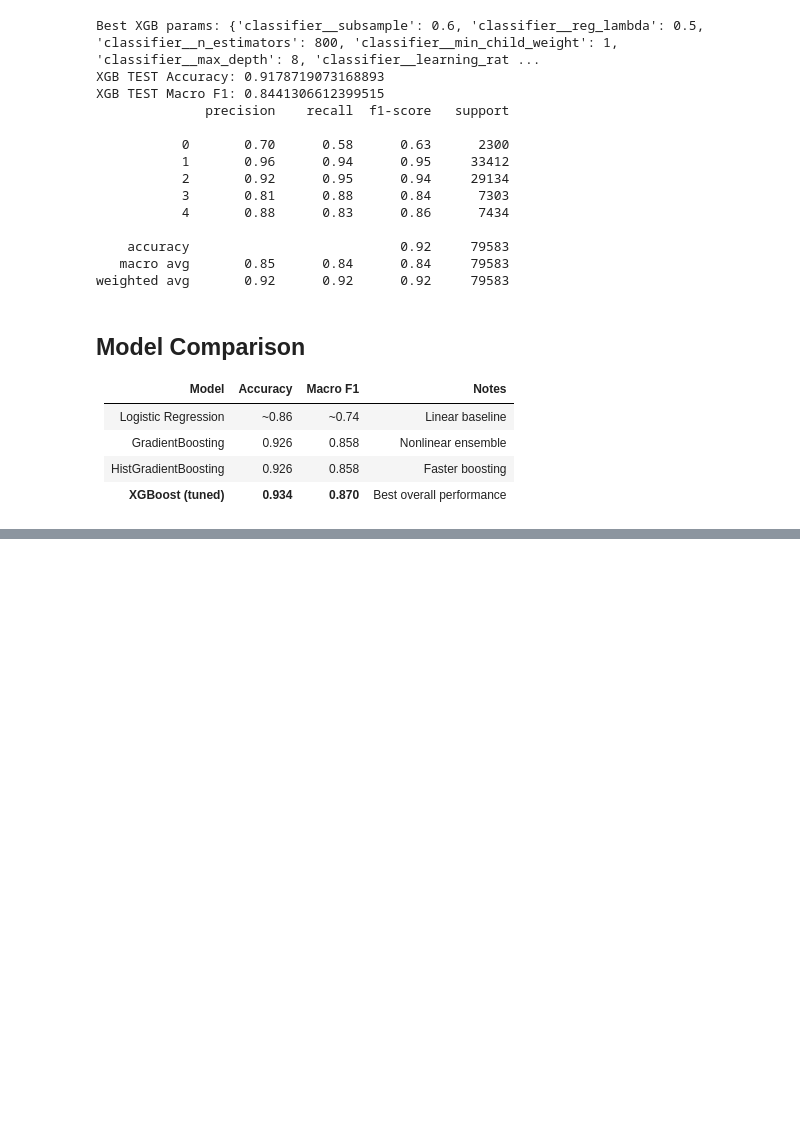
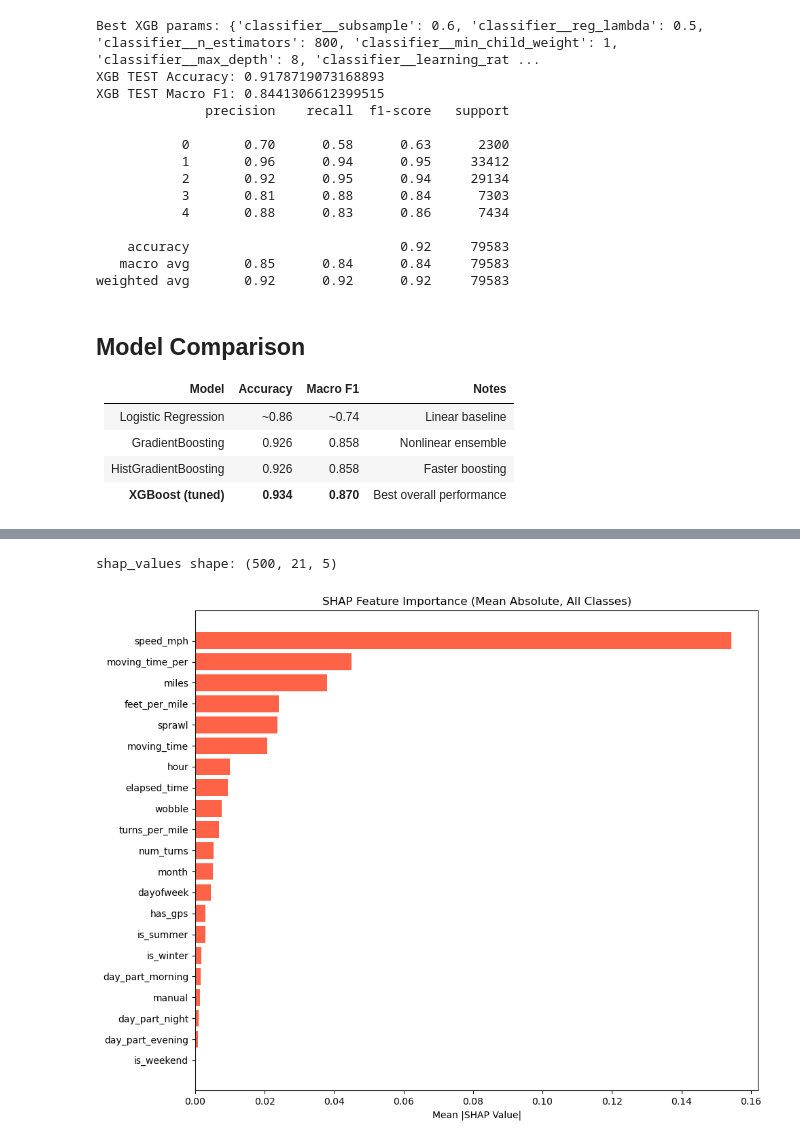
Before and after one commit to OGladfelter/sport-classification-model, a Jupyter notebook: 03-modeling.ipynb, the cells around one changed output, grey strips where cells are left out. Saved outputs shown, nothing was run; the diff lists cells and outputs as text; code cells hidden in the pictures; blank space fills up the shorter version.

```diff
--- a/03-modeling.ipynb
+++ b/03-modeling.ipynb
@@ -711,0 +682,40 @@ Pipeline(steps=[('preprocessing',
+# %%
+# step 3. SHAP
+import shap
+
+# Tranform data
+X_test_transformed = best_xgb.named_steps['preprocessing'].transform(X_test)
+X_test_shap = pd.DataFrame(X_test_transformed, columns=feature_names)
+sample = X_test_shap.sample(500, random_state=42)
+
+# classifier function
+def predict_fn(X):
+    return best_xgb.named_steps['classifier'].predict_proba(X)
+
+# PermutationExplainer
+explainer = shap.PermutationExplainer(predict_fn, sample)
+shap_values = explainer(sample)
+
+print(f"shap_values shape: {shap_values.values.shape}")
+# %% [output]
+shap_values shape: (500, 21, 5)
+# %%
+# step 4. SHAP summary plot
+class_names = ['Hike', 'Ride', 'Run', 'Walk', 'Workout']
+
+shap_abs_mean = np.abs(shap_values.values).mean(axis=(0, 2))  # (21,)
+shap_importance_df = pd.DataFrame({
+    'feature': feature_names,
+    'shap_importance': shap_abs_mean
+}).sort_values('shap_importance', ascending=False)
+
+plt.figure(figsize=(10, 8))
+plt.barh(shap_importance_df['feature'][::-1],
+         shap_importance_df['shap_importance'][::-1],
+         color='tomato')
+plt.xlabel('Mean |SHAP Value|')
+plt.title('SHAP Feature Importance (Mean Absolute, All Classes)')
+plt.tight_layout()
+plt.show()
+# %% [output]
+[figure, added]
```
Also changed, not shown: parts of 9 cells of this notebook, 6 other files.
